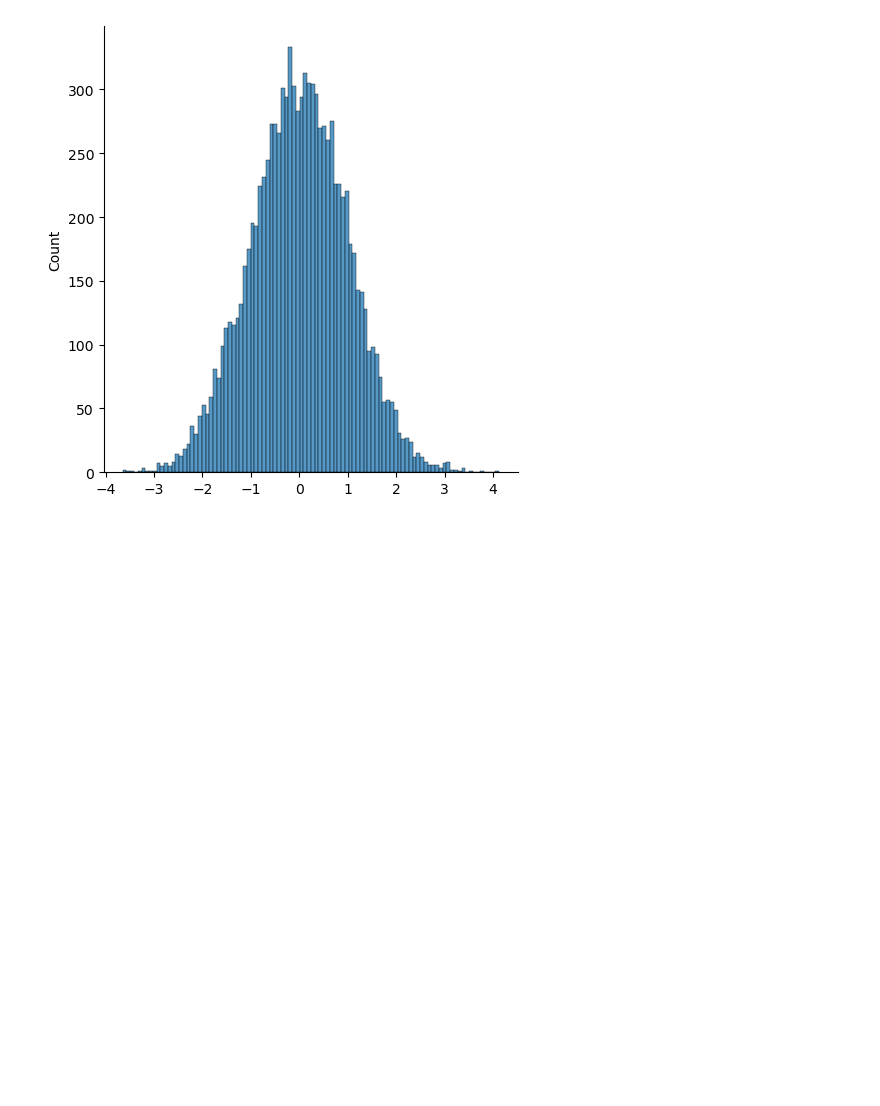
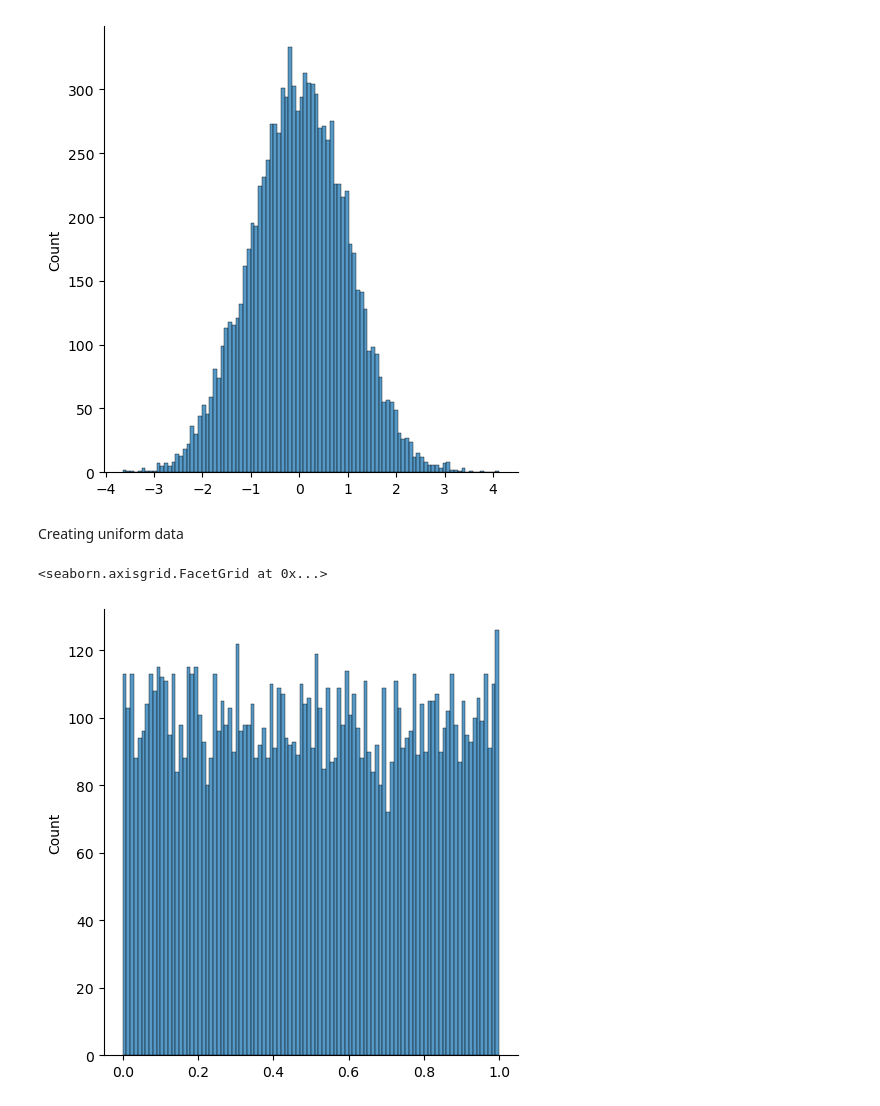
Before and after one commit to BeziKaviani/data-science-ml-learning-path, a Jupyter notebook: 02-descriptive-statistics/descriptive_methods.ipynb, the cells around one changed output. Drawn from its saved outputs; the diff is of its cells as text; code cells hidden in the pictures; blank space fills up the shorter version.

Commit message:
creating a uniform data using scipy library  and display it visually using seaborn library

```diff
--- a/02-descriptive-statistics/descriptive_methods.ipynb
+++ b/02-descriptive-statistics/descriptive_methods.ipynb
@@ -159,3 +159,12 @@ sns.displot(normal_data, bins=100, kde=False)
 # %% [output]
 <seaborn.axisgrid.FacetGrid at 0x...>
 [figure]
+# %% [markdown]
+Creating uniform data
+# %%
+uniform_data = sp.uniform.rvs(size=10000, loc=0, scale=1)
+# %%
+sns.displot(uniform_data, bins=100, kde=False)
+# %% [output]
+<seaborn.axisgrid.FacetGrid at 0x...>
+[figure, added]
```
